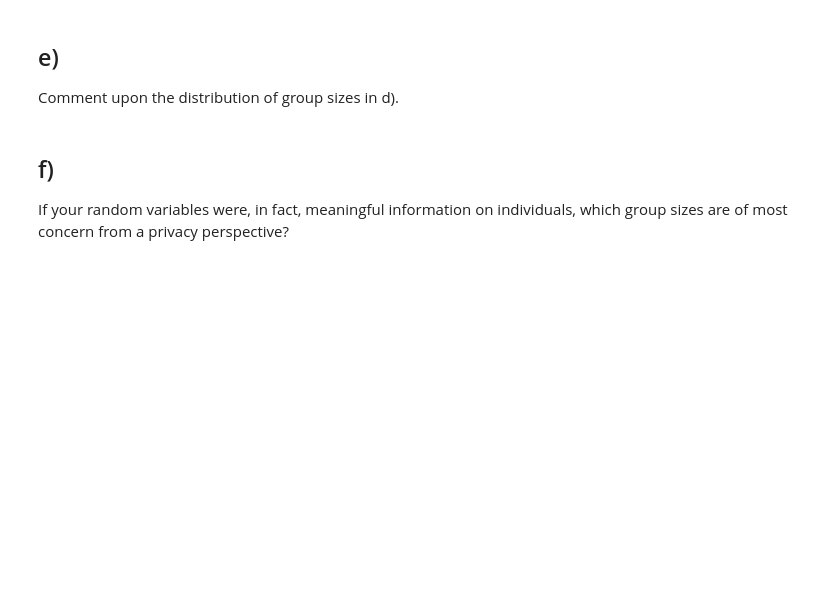
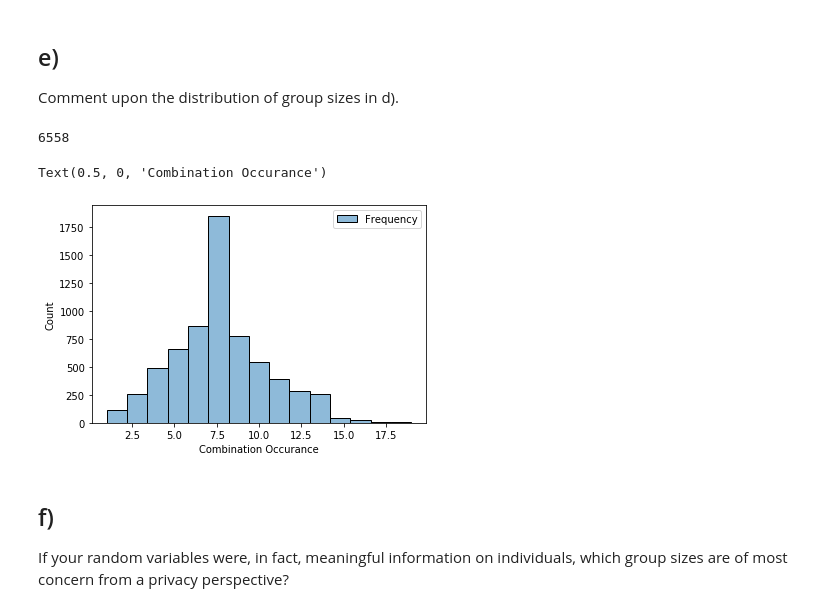
Before and after one commit to mplockhart/coding_task, a Jupyter notebook: privacy_mplc.ipynb, the cells around one changed output. Drawn from its saved outputs; the diff is of its cells as text; code cells hidden in the pictures; blank space fills up the shorter version.

```diff
--- a/privacy_mplc.ipynb
+++ b/privacy_mplc.ipynb
@@ -145,6 +143,17 @@ frequency_df
 # %% [markdown]
 ## e)
 Comment upon the distribution of group sizes in d).
+# %%
+print(len(frequency_df))
+for f in range(len(frequency_df)):
+    if (frequency_df['Frequency'].iloc[f]) == 0:
+        print(frequency_df.iloc[f])
+frequency_plot = sns.histplot(data=frequency_df, bins=15)
+frequency_plot.set_xlabel("Combination Occurance")
+# %% [output]
+6558
+Text(0.5, 0, 'Combination Occurance')
+[figure, added]
 # %% [markdown]
 ## f)
 If your random variables were, in fact, meaningful information on individuals, which
```
Also changed, not shown: parts of 18 cells of this notebook.
